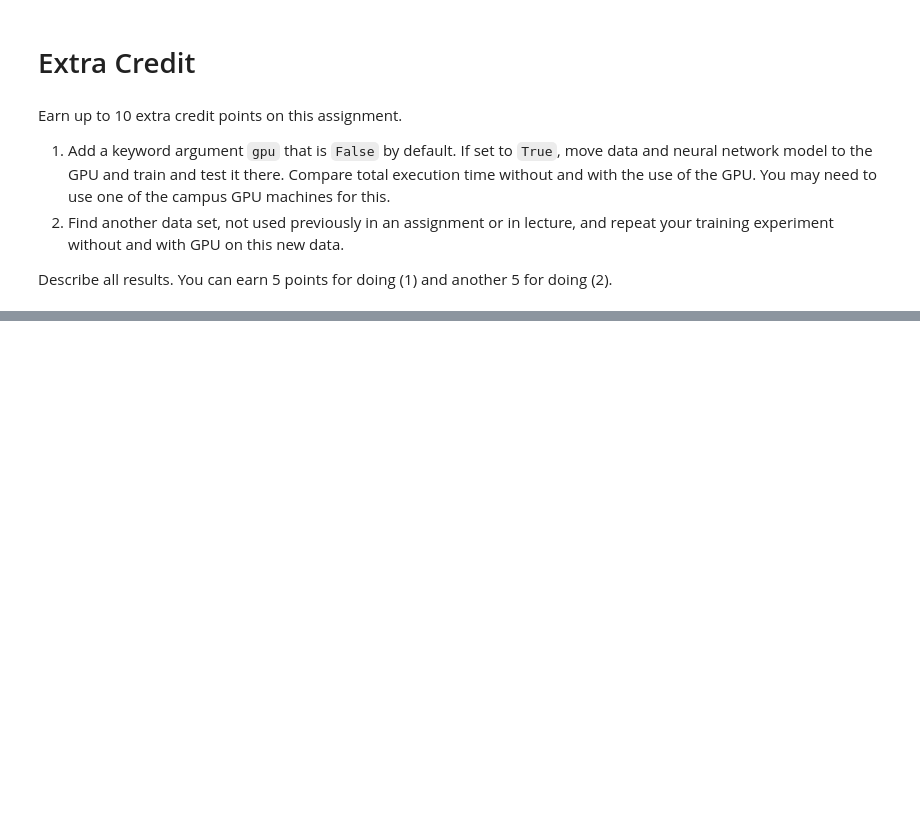
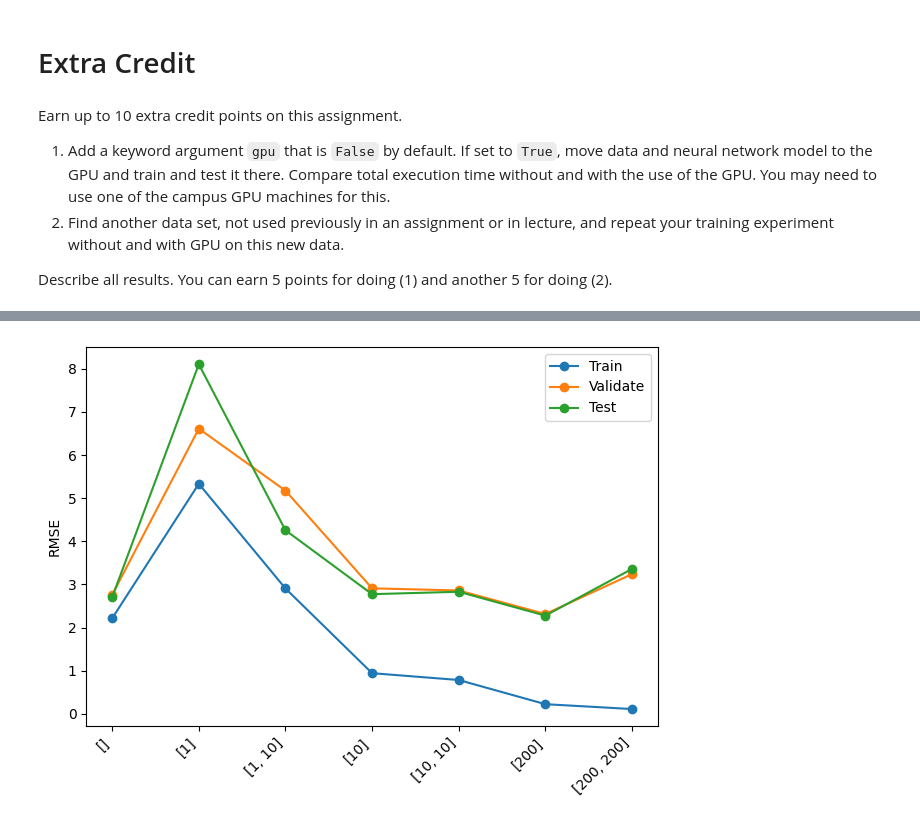
Before and after one commit to etonegithub/CS_445, a Jupyter notebook: homework/HW3/Tone-A3.ipynb, the cells around one changed output, grey strips where cells are left out. Cells and saved outputs as stored; diff of their text form; code cells hidden in the pictures; blank space fills up the shorter version.

```diff
--- a/homework/HW3/Tone-A3.ipynb
+++ b/homework/HW3/Tone-A3.ipynb
@@ -396,3 +451,16 @@ Earn up to 10 extra credit points on this assignment.
 2. Find another data set, not used previously in an assignment or in lecture, and repeat your training experiment without and with GPU on this new data.
 
 Describe all results.  You can earn 5 points for doing (1) and another 5 for doing (2).
+# %%
+internet_usage = pandas.read_csv('internet_usage.csv', delimiter=',',
+                          names=('Country Name', 'Country Code', '2000', '2001', '2002', '2003', '2004', '2005', '2006', '2007', '2008', '2009', '2010', '2011', '2012', '2013', '2014', '2015', '2016', '2017', '2018', '2019', '2020', '2021', '2022', '2023'),
+                          na_values='..')
+internet_usage = internet_usage.dropna()
+# %%
+X = internet_usage.to_numpy()[1:, 2:24]
+T = internet_usage.to_numpy()[1:, 24:25]
+X = X.astype(float)
+T = T.astype(float)
+
+print(X)
+print(T)
@@ -398,0 +485,14 @@ Describe all results.  You can earn 5 points for doing (1) and another 5 for doi
+# %%
+torch.manual_seed(42)
+np.random.seed(42)
+
+import time
+start = time.time()
+
+results2 = run_k_fold_cross_validation(X, T, 5,
+                                      [[], [1], [1, 10], [10], [10, 10], [200], [200, 200]],
+                                      200, 0.01, 'tanh', gpu=True)
+
+elapsed = (time.time() - start)
+print(f'Took {elapsed:.2f} seconds')
+results2
@@ -398,0 +509,4 @@ Describe all results.  You can earn 5 points for doing (1) and another 5 for doi
+# %%
+plot_results(results2)
+# %% [output]
+[figure, added]
```
Also changed, not shown: parts of 13 cells of this notebook.
